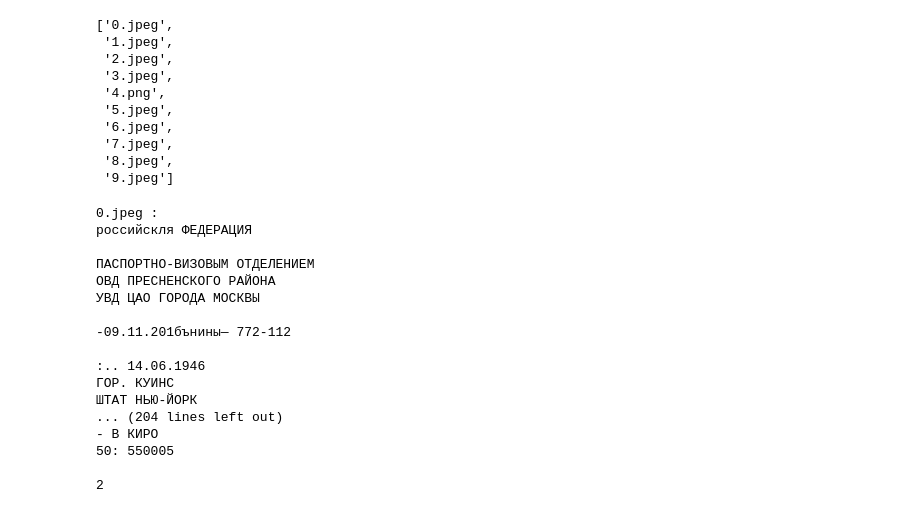
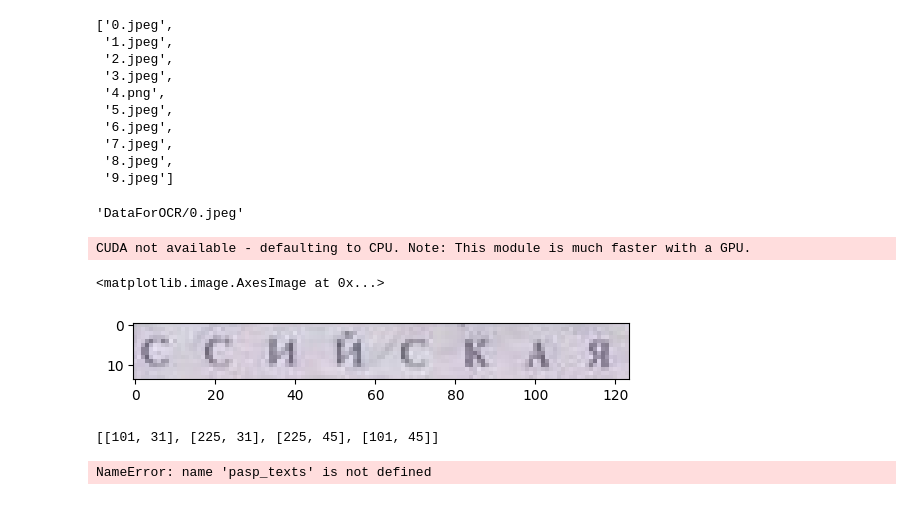
Before and after one commit to RGabbasov/OCR_pasport, a Jupyter notebook: ocr_1_open_lib.ipynb, the cells around one changed output. Cells and saved outputs as stored; diff of their text form; code cells hidden in the pictures.

```diff
--- a/ocr_1_open_lib.ipynb
+++ b/ocr_1_open_lib.ipynb
@@ -52,3 +76,12 @@ docs
  '7.jpeg',
  '8.jpeg',
  '9.jpeg']
+# %%
+pp = docs_path + docs[0]
+pp
+# %% [output]
+'DataForOCR/0.jpeg'
+# %%
+reader = easyocr.Reader(['ru'])
+# %% [output]
+CUDA not available - defaulting to CPU. Note: This module is much faster with a GPU.
@@ -55,3 +90,14 @@ docs
+# %%
+image = cv2.imread(pp)
+ii = image[31:45, 101 :225]
+plt.imshow(ii, cmap='gray')
+# %% [output]
+<matplotlib.image.AxesImage at 0x...>
+[figure, added]
+# %%
+result[0][0]
+# %% [output]
+[[101, 31], [225, 31], [225, 45], [101, 45]]
 # %%
 # Создадим функцию для распознавания
 def ocr_pytesseract(img):
@@ -68,20 +116,4 @@ for doc in docs:
 for doc,text in pasp_texts.items():
     print(f'{doc} : \n{text}')
 # %% [output]
-0.jpeg :
-российскля ФЕДЕРАЦИЯ
-
-ПАСПОРТНО-ВИЗОВЫМ ОТДЕЛЕНИЕМ
-ОВД ПРЕСНЕНСКОГО РАЙОНА
-УВД ЦАО ГОРОДА МОСКВЫ
-
--09.11.201бънины— 772-112
-
-:.. 14.06.1946
-ГОР. КУИНС
-ШТАТ НЬЮ-ЙОРК
-... (204 lines left out)
-- В КИРО
-50: 550005
-
-2
+NameError: name 'pasp_texts' is not defined
```
Also changed, not shown: parts of 5 cells of this notebook, 3 other files.
